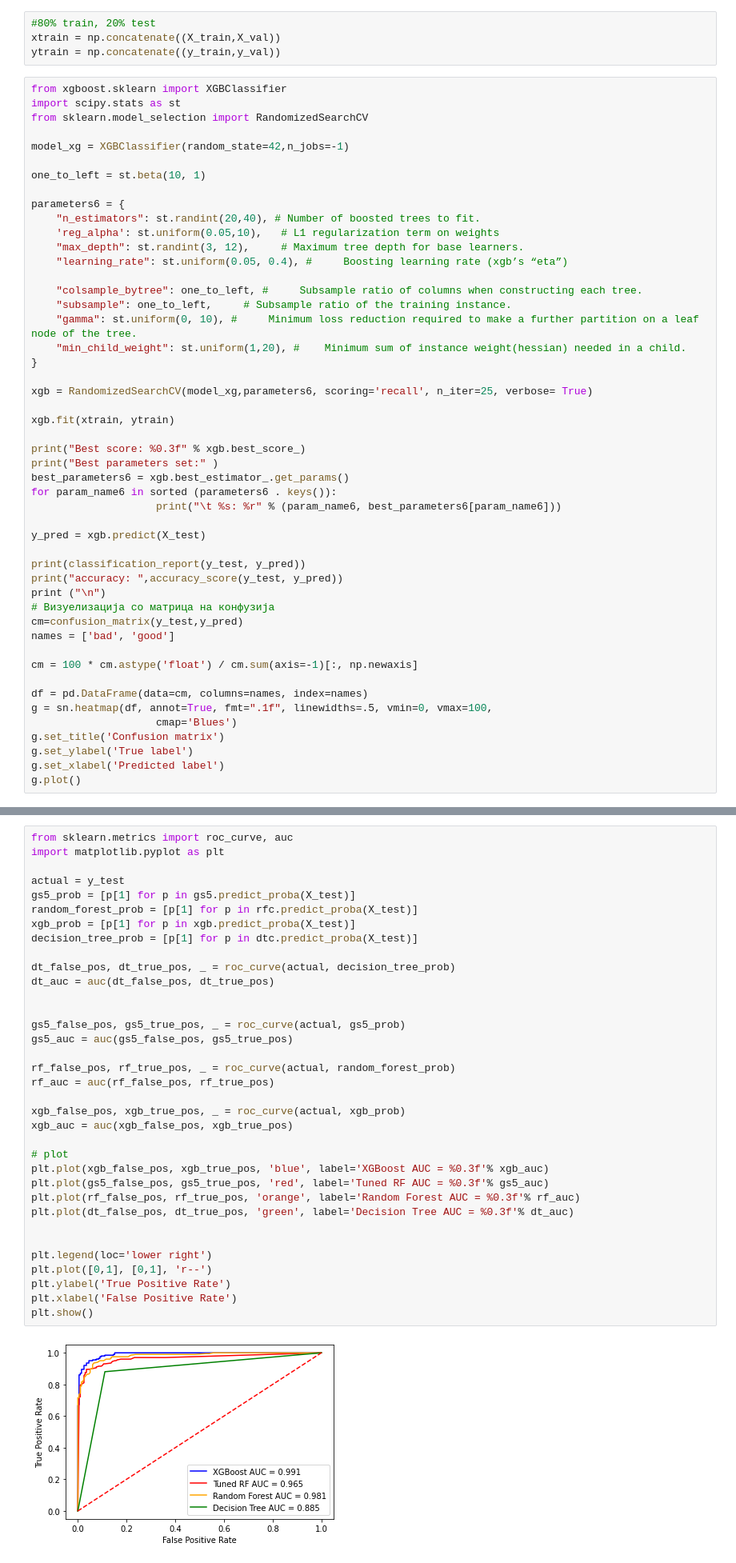
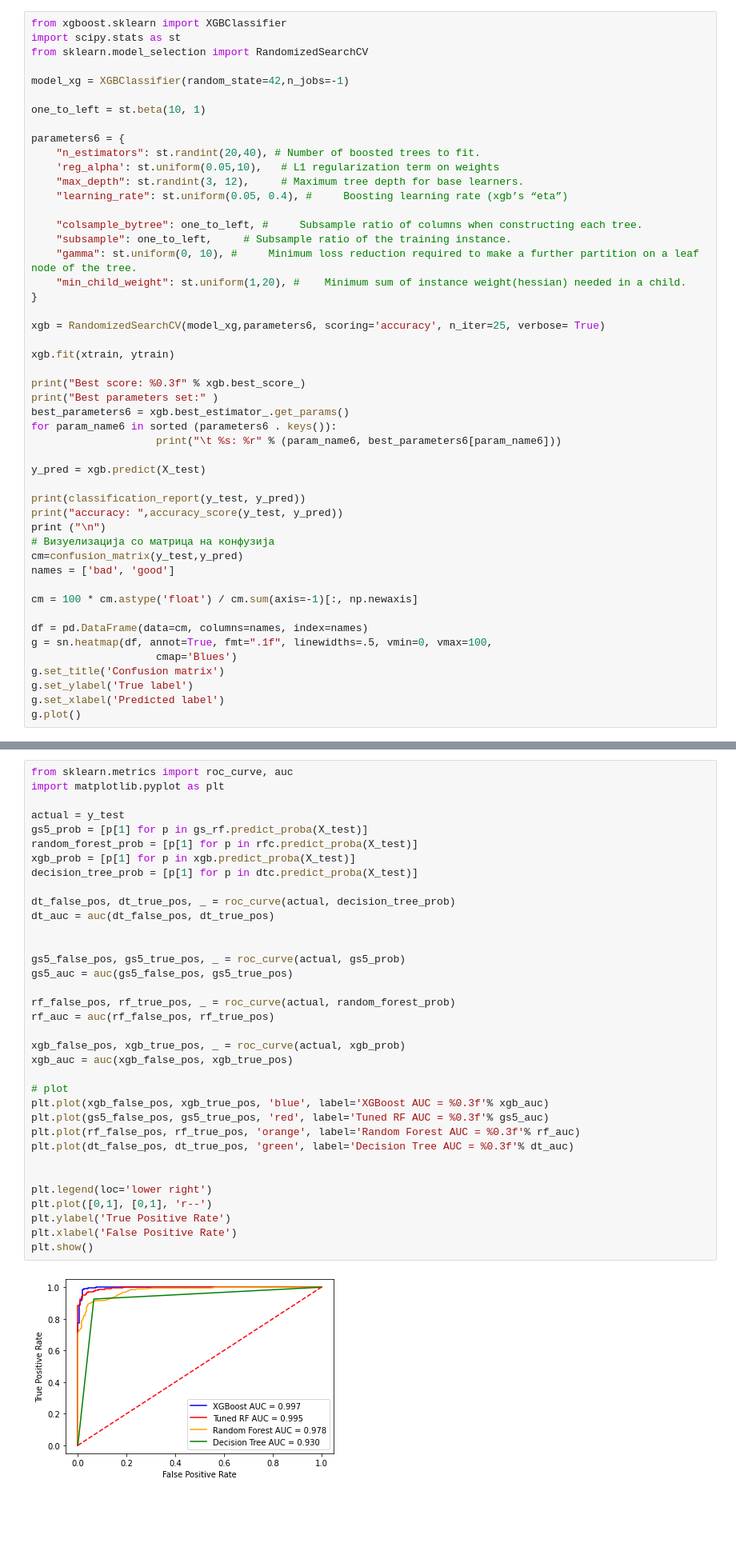
Before and after one commit to MKrezheska/data-mining-project, a Jupyter notebook: 4_Models_extra2.ipynb, the cells around one changed output, grey strips where cells are left out. Shown at 80% size. Drawn from its saved outputs; the diff is of its cells as text; blank space fills up the shorter version.

```diff
--- a/4_Models_extra2.ipynb
+++ b/4_Models_extra2.ipynb
@@ -367,9 +602,5 @@ plt.show()
 # %% [markdown]
 #XGBOOST
-# %%
-#80% train, 20% test
-xtrain = np.concatenate((X_train,X_val))
-ytrain = np.concatenate((y_train,y_val))
 # %%
 from xgboost.sklearn import XGBClassifier
 import scipy.stats as st
@@ -391,7 +622,7 @@ parameters6 = {
     "min_child_weight": st.uniform(1,20), #    Minimum sum of instance weight(hessian) needed in a child.
 }
 
-xgb = RandomizedSearchCV(model_xg,parameters6, scoring='recall', n_iter=25, verbose= True)
+xgb = RandomizedSearchCV(model_xg,parameters6, scoring='accuracy', n_iter=25, verbose= True)
 
 xgb.fit(xtrain, ytrain)
 
@@ -1072,38 +1192,38 @@ from sklearn.metrics import roc_curve, auc
 import matplotlib.pyplot as plt
 
 actual = y_test
-gs5_prob = [p[1] for p in gs5.predict_proba(X_test)]
+gs5_prob = [p[1] for p in gs_rf.predict_proba(X_test)]
 random_forest_prob = [p[1] for p in rfc.predict_proba(X_test)]
 xgb_prob = [p[1] for p in xgb.predict_proba(X_test)]
 decision_tree_prob = [p[1] for p in dtc.predict_proba(X_test)]
 
 dt_false_pos, dt_true_pos, _ = roc_curve(actual, decision_tree_prob)
 dt_auc = auc(dt_false_pos, dt_true_pos)
 
 
 gs5_false_pos, gs5_true_pos, _ = roc_curve(actual, gs5_prob)
 gs5_auc = auc(gs5_false_pos, gs5_true_pos)
 
 rf_false_pos, rf_true_pos, _ = roc_curve(actual, random_forest_prob)
 rf_auc = auc(rf_false_pos, rf_true_pos)
 
 xgb_false_pos, xgb_true_pos, _ = roc_curve(actual, xgb_prob)
 xgb_auc = auc(xgb_false_pos, xgb_true_pos)
 
 # plot
 plt.plot(xgb_false_pos, xgb_true_pos, 'blue', label='XGBoost AUC = %0.3f'% xgb_auc)
 plt.plot(gs5_false_pos, gs5_true_pos, 'red', label='Tuned RF AUC = %0.3f'% gs5_auc)
 plt.plot(rf_false_pos, rf_true_pos, 'orange', label='Random Forest AUC = %0.3f'% rf_auc)
 plt.plot(dt_false_pos, dt_true_pos, 'green', label='Decision Tree AUC = %0.3f'% dt_auc)
 
 
 plt.legend(loc='lower right')
 plt.plot([0,1], [0,1], 'r--')
 plt.ylabel('True Positive Rate')
 plt.xlabel('False Positive Rate')
 plt.show()
 # %% [output]
-[figure, old version]
+[figure, new version]
 # %%
 df_Results_sorted = df_Results.sort_values(by=['Acc'],ascending=False)
 df_Results_sorted = df_Results_sorted.reset_index()
```
Also changed, not shown: parts of 51 cells of this notebook.
